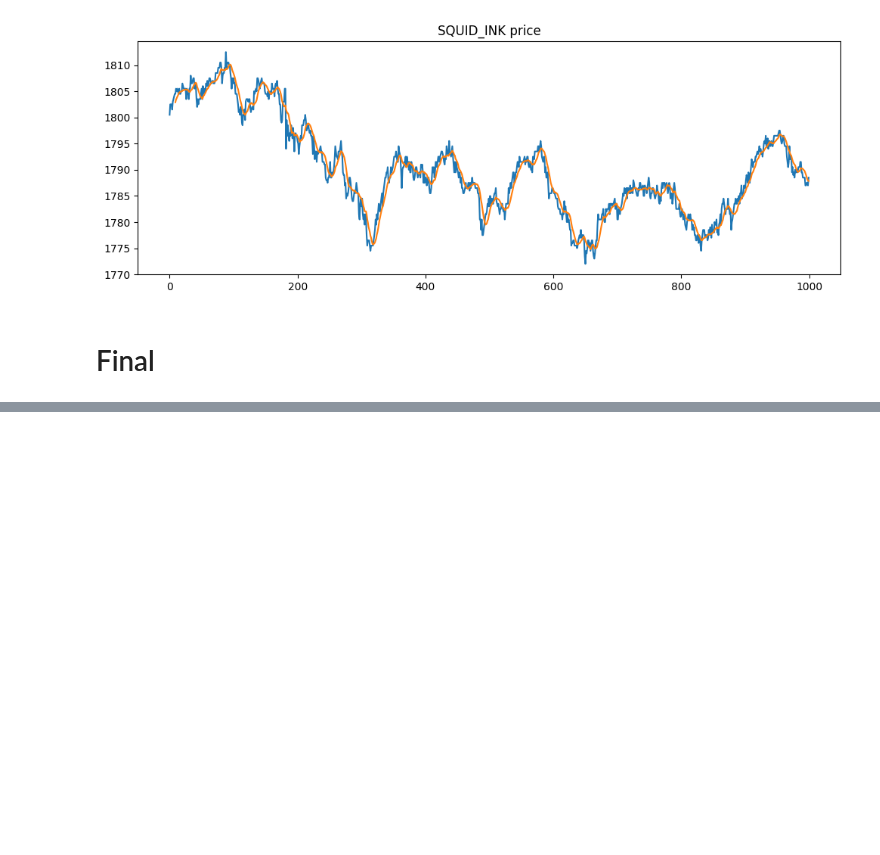
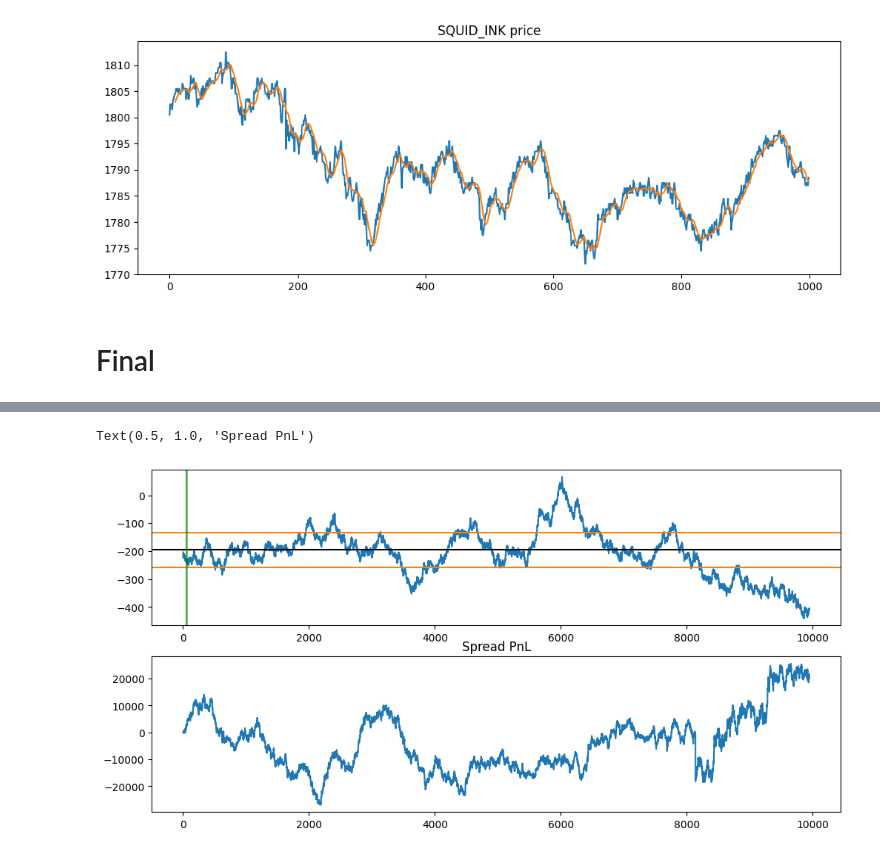
Before and after one commit to aemilani/imc-prosperity-3, a Jupyter notebook: notebooks/logs_round_4.ipynb, the cells around one changed output, grey strips where cells are left out. Saved outputs shown, nothing was run; the diff lists cells and outputs as text; code cells hidden in the pictures; blank space fills up the shorter version.

Commit message:
Fine-tuning for round 5

```diff
--- a/notebooks/logs_round_4.ipynb
+++ b/notebooks/logs_round_4.ipynb
@@ -182,4 +182,4 @@ plt.show()
 # %% [markdown]
 # Final
 # %%
-sandbox, activities, trades = read_log('../data/logs/round_2/351a5708-c942-4a38-995c-b5e139cc1bc7_final.log')
+sandbox, activities, trades = read_log('../data/logs/round_4/235590fb-d5ca-4a45-b934-cc4f5e623610_final.log')
@@ -285,0 +231,18 @@ plt.show()
+# %%
+mean = -195.8
+std = 78.3
+
+fig, ax = plt.subplots(2, 1, figsize=(12, 6))
+ax[0].plot(spr3)
+ax[0].axhline(mean, c='k')
+ax[0].axhline(mean + 0.8 * std, c='tab:orange')
+ax[0].axhline(mean - 0.8 * std, c='tab:orange')
+for b in buys:
+    ax[0].axvline(b, c='g', alpha=0.1)
+for s in sells:
+    ax[0].axvline(s, c='r', alpha=0.1)
+ax[1].plot(spr_pnl)
+ax[1].set_title('Spread PnL')
+# %% [output]
+Text(0.5, 1.0, 'Spread PnL')
+[figure, added]
```
Also changed, not shown: parts of 13 cells of this notebook, 4 other files.
